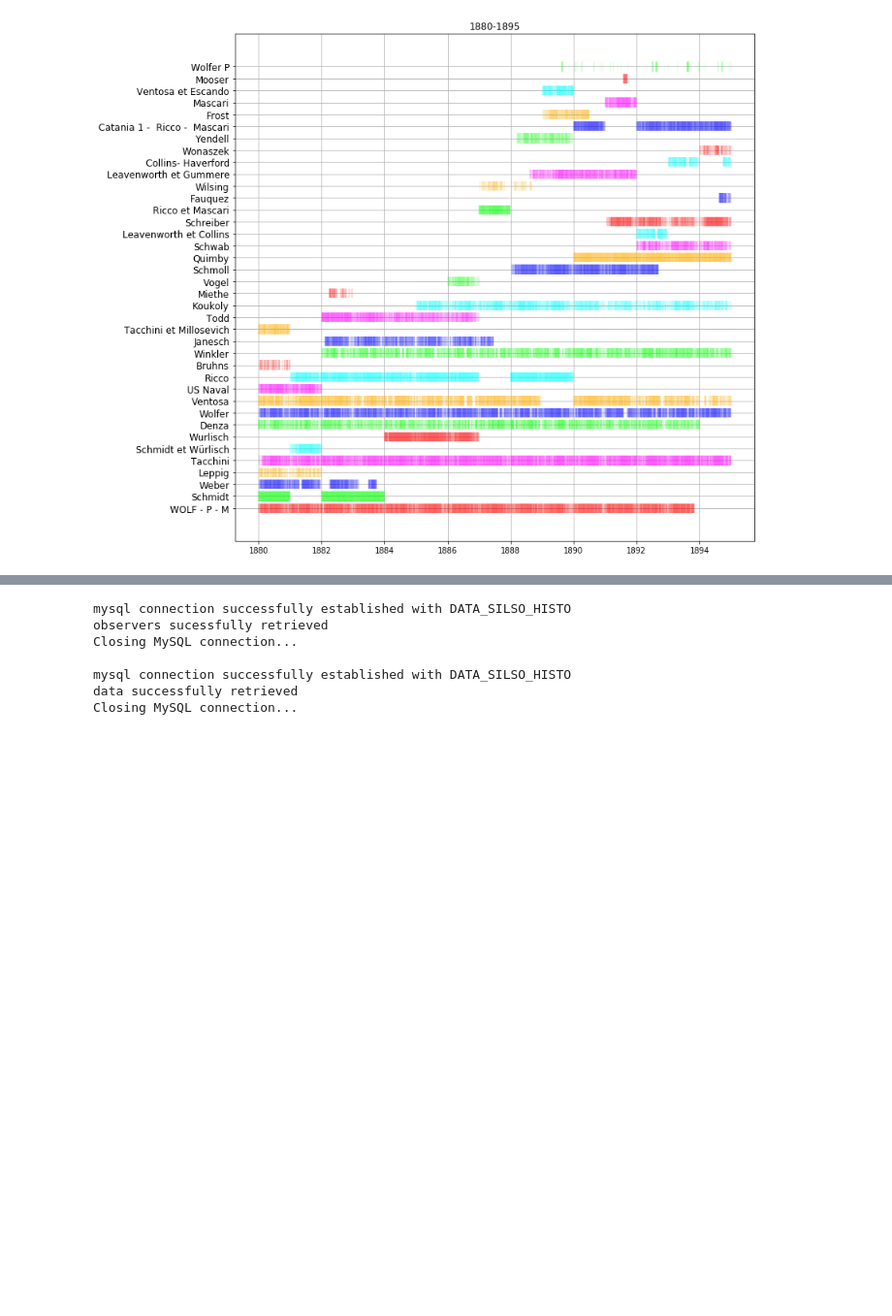
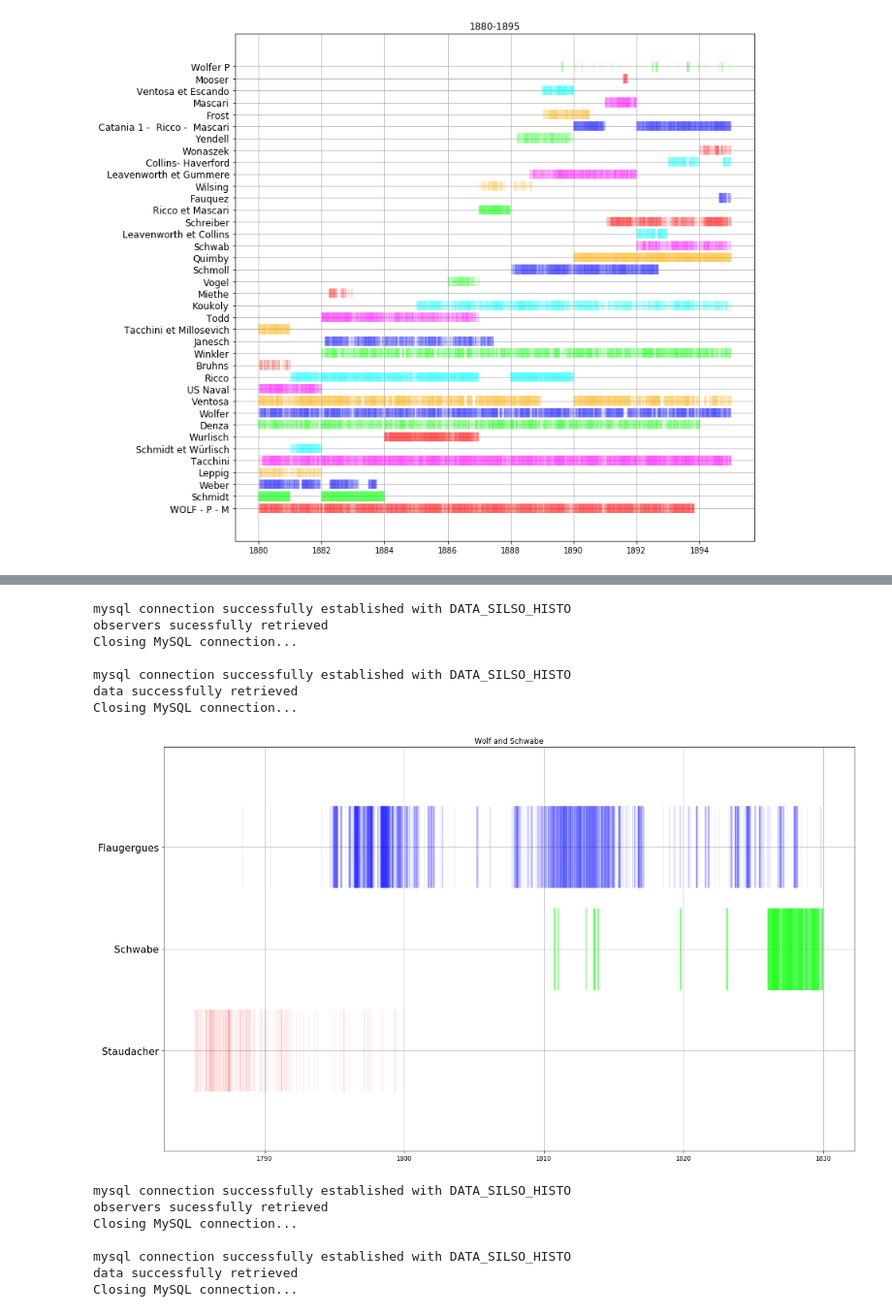
Before and after one commit to dcxSt/DATA_SILSO_HISTO_search, a Jupyter notebook: Frequency and number of observation plots.ipynb, the cells around one changed output, grey strips where cells are left out. Shown: that part at 97% size. Saved outputs shown, nothing was run; the diff lists cells and outputs as text; code cells hidden in the pictures; blank space fills up the shorter version.

```diff
--- a/Frequency and number of observation plots.ipynb
+++ b/Frequency and number of observation plots.ipynb
@@ -67,3 +67,17 @@ Closing MySQL connection...
+# %%
+event_plot(observer_aliases=["WOLF - P - M","WOLF - S - M","Schwabe","Jenzer","Flaugergues","Staudacher"],
+           figsize=(20,12),gridlines=True,fontsize=16,title="Wolf and Schwabe",
+           interval=["1785-01-01","1830-01-01"])#,
+           #save_as="figures/wolf_and_schwabe_eventplot_1860_1870.png")
+# %% [output]
+mysql connection successfully established with DATA_SILSO_HISTO
+observers sucessfully retrieved
+Closing MySQL connection...
+
+mysql connection successfully established with DATA_SILSO_HISTO
+data successfully retrieved
+Closing MySQL connection...
+[figure, added]
 # %%
 event_plot(figsize=(13,13),fontsize=13,gridlines=True,interval=("1935-01-01","1948-01-01"))
 # %% [output]
```
Also changed, not shown: parts of 1 cell of this notebook, 7 other files.
